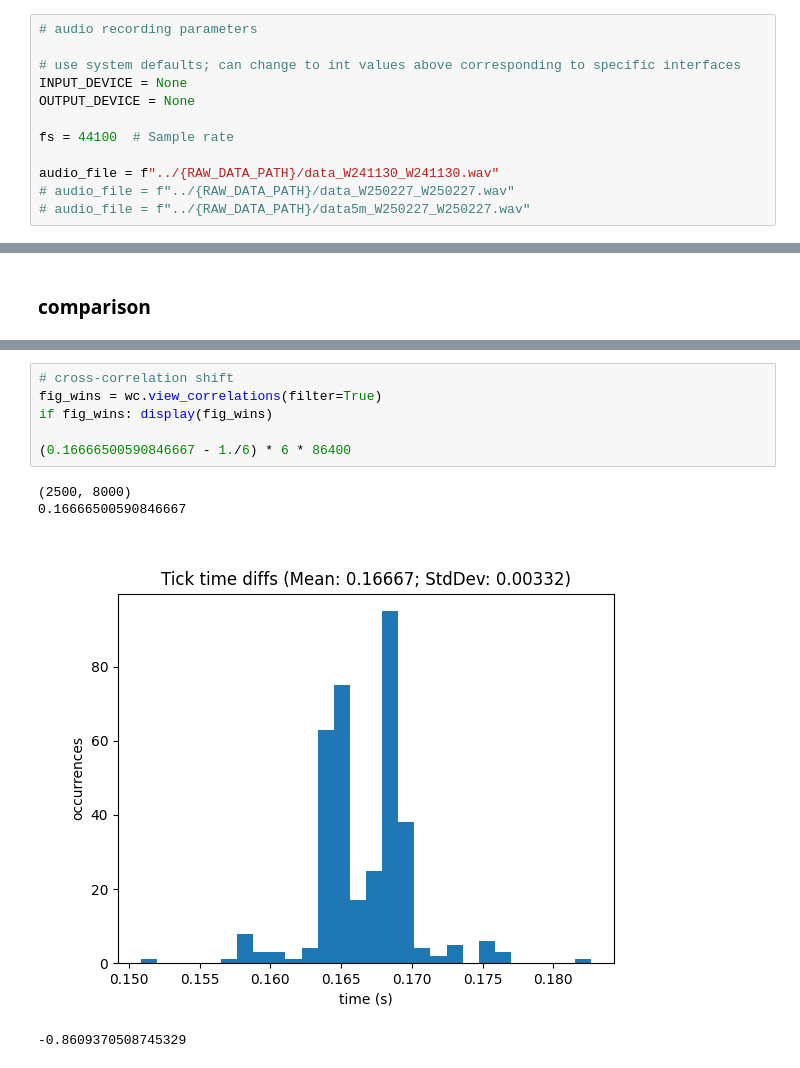
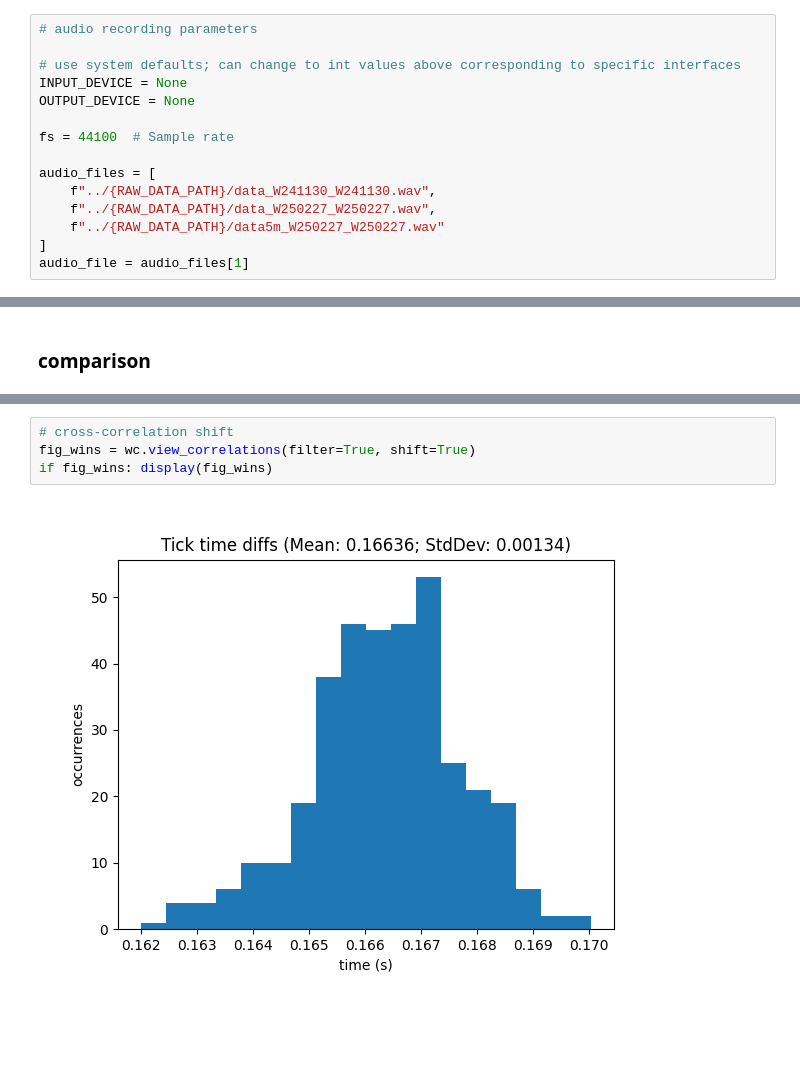
Before and after one commit to bil/watch-calibration, a Jupyter notebook: notebooks/Watch Calibration.ipynb, the cells around one changed output, grey strips where cells are left out. Saved outputs shown, nothing was run; the diff lists cells and outputs as text; blank space fills up the shorter version.

```diff
--- a/notebooks/Watch Calibration.ipynb
+++ b/notebooks/Watch Calibration.ipynb
@@ -70,9 +65,12 @@ OUTPUT_DEVICE = None
 
 fs = 44100  # Sample rate
 
-audio_file = f"../{RAW_DATA_PATH}/data_W241130_W241130.wav"
-# audio_file = f"../{RAW_DATA_PATH}/data_W250227_W250227.wav"
-# audio_file = f"../{RAW_DATA_PATH}/data5m_W250227_W250227.wav"
+audio_files = [
+    f"../{RAW_DATA_PATH}/data_W241130_W241130.wav",
+    f"../{RAW_DATA_PATH}/data_W250227_W250227.wav",
+    f"../{RAW_DATA_PATH}/data5m_W250227_W250227.wav"
+]
+audio_file = audio_files[1]
 # %%
 # instantiate experiment code class
 wc = WatchCalibration(fs, audio_file)
@@ -293,11 +299,6 @@ if fig_wins: display(fig_wins)
 # %%
 # cross-correlation shift
-fig_wins = wc.view_correlations(filter=True)
+fig_wins = wc.view_correlations(filter=True, shift=True)
 if fig_wins: display(fig_wins)
-
-(0.16666500590846667 - 1./6) * 6 * 86400
 # %% [output]
-(2500, 8000)
-0.16666500590846667
-[figure, old version]
+[figure, new version]
--0.8609370508745329
```
Also changed, not shown: parts of 22 cells of this notebook, 15 other files.
